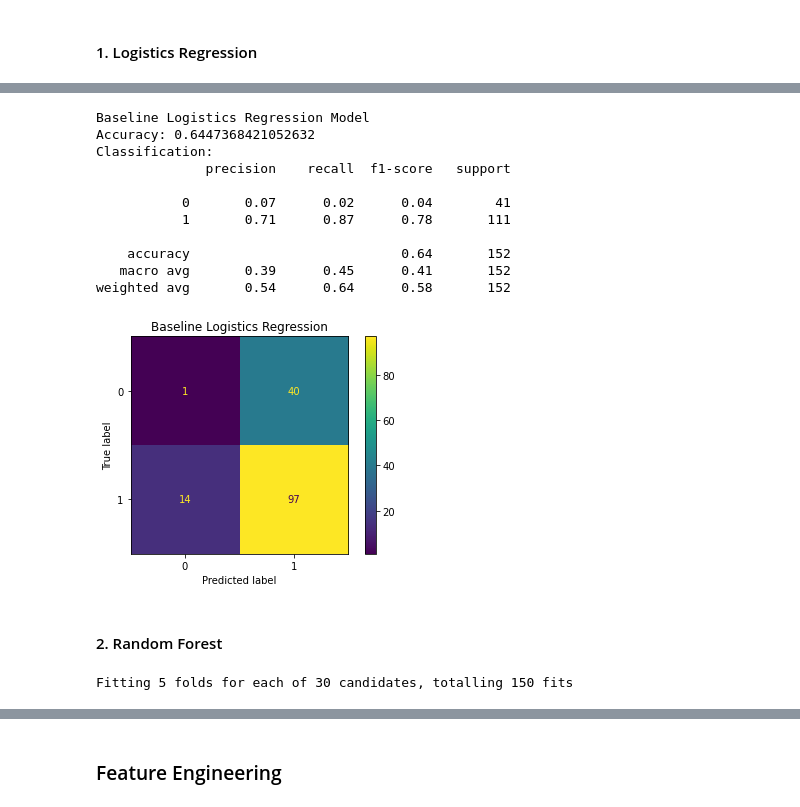
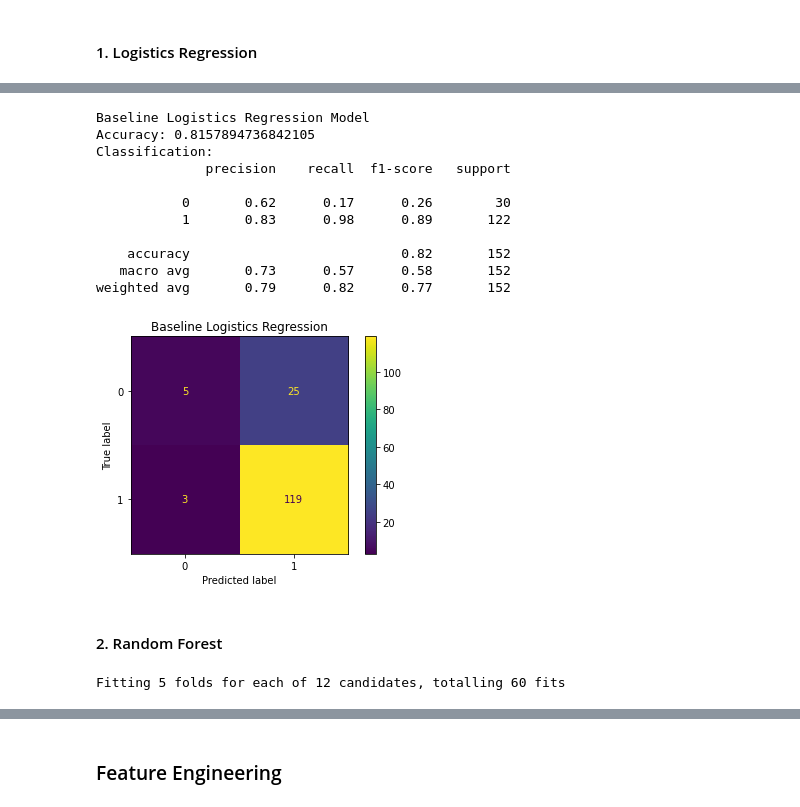
Before and after one commit to chilicola/lhl_parkinson_classification, a Jupyter notebook: parkinson.ipynb, the cells around one changed output, grey strips where cells are left out. Saved outputs shown, nothing was run; the diff lists cells and outputs as text; code cells hidden in the pictures.

```diff
--- a/parkinson.ipynb
+++ b/parkinson.ipynb
@@ -107,7 +107,7 @@ y = df['class']
 X_train_base, X_test_base, y_train_base, y_test_base = train_test_split(X, y, test_size=0.2)
 
 # training baseline Logistics Regression model
-lg = LogisticRegression(max_iter=len(df))
+lg = LogisticRegression(max_iter=len(X_train_base))
 lg.fit(X_train_base, y_train_base)
 
 # predict target using trained baseline Logistics Regression model
@@ -115,29 +123,29 @@ y_pred_baseline = lg.predict(X_test_base)
 # %%
 # print summary
 print('Baseline Logistics Regression Model')
-print(f'Accuracy: {accuracy_score(y_test, y_pred_baseline)}')
-print(f'Classification: \n{classification_report(y_test, y_pred_baseline)}')
+print(f'Accuracy: {accuracy_score(y_test_base, y_pred_baseline)}')
+print(f'Classification: \n{classification_report(y_test_base, y_pred_baseline)}')
 
 # calculate confusion matrix
-cm = confusion_matrix(y_test, y_pred_baseline)
+cm = confusion_matrix(y_test_base, y_pred_baseline)
 
 # plot confusion matrix
 ConfusionMatrixDisplay(cm).plot()
 plt.title('Baseline Logistics Regression')
 plt.show()
 # %% [output]
 Baseline Logistics Regression Model
-Accuracy: 0.6447368421052632
+Accuracy: 0.8157894736842105
 Classification:
               precision    recall  f1-score   support
 
-           0       0.07      0.02      0.04        41
-           1       0.71      0.87      0.78       111
+           0       0.62      0.17      0.26        30
+           1       0.83      0.98      0.89       122
 
-    accuracy                           0.64       152
-   macro avg       0.39      0.45      0.41       152
-weighted avg       0.54      0.64      0.58       152
+    accuracy                           0.82       152
+   macro avg       0.73      0.57      0.58       152
+weighted avg       0.79      0.82      0.77       152
-[figure, old version]
+[figure, new version]
 # %% [markdown]
 #### 2. Random Forest
 # %%
@@ -145,15 +153,15 @@ weighted avg       0.54      0.64      0.58       152
 rfc = RandomForestClassifier(random_state=2000, n_jobs=-1)
 
 # set up hyperparamters
-rf_params = {'n_estimators': [400, 500, 600, 700, 800],
+rf_params = {'n_estimators': [500, 600],
            'criterion': ['gini', 'entropy'],
            'max_depth': [10, 20, 30]}
 
 # fit GridSearch on Random Forest Classifier
 gs_rfc = GridSearchCV(estimator=rfc, param_grid=rf_params, n_jobs=-1, verbose=1)
-gs_rfc_baseline = gs_rfc.fit(X_train, y_train)
+gs_rfc_baseline = gs_rfc.fit(X_train_base, y_train_base)
 # %% [output]
-Fitting 5 folds for each of 30 candidates, totalling 150 fits
+Fitting 5 folds for each of 12 candidates, totalling 60 fits
 # %%
 # check the best parameters and scores
 print('Baseline Random Forest')
```
Also changed, not shown: parts of 13 cells of this notebook.
